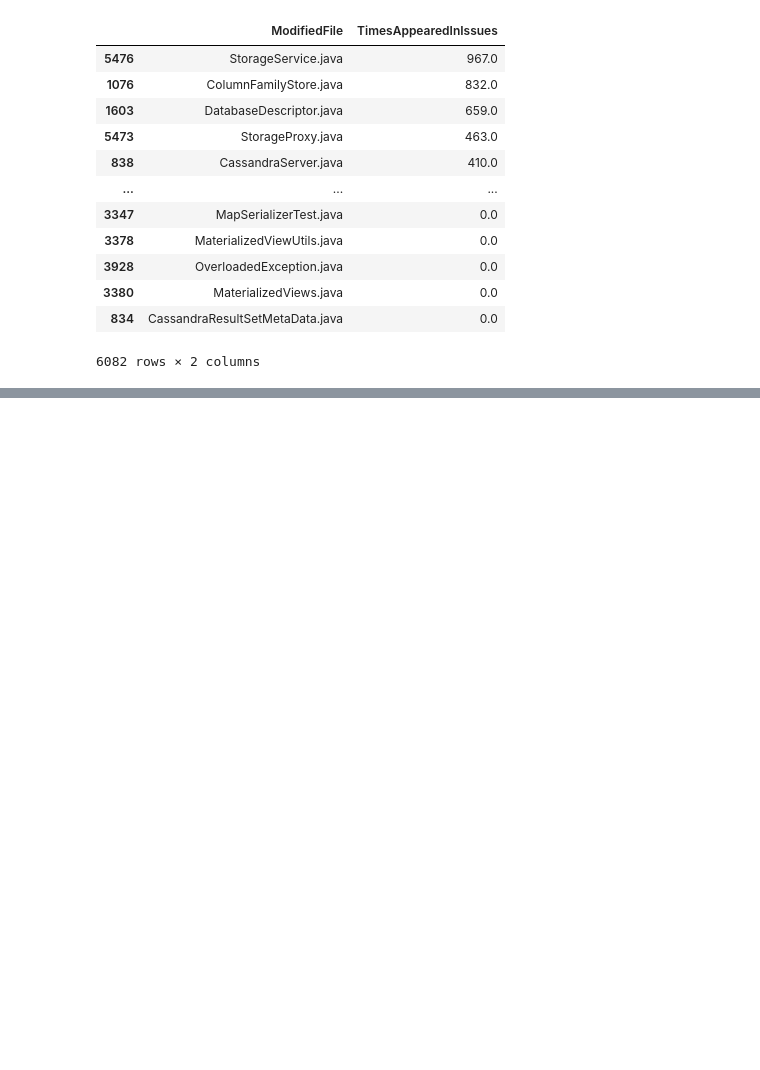
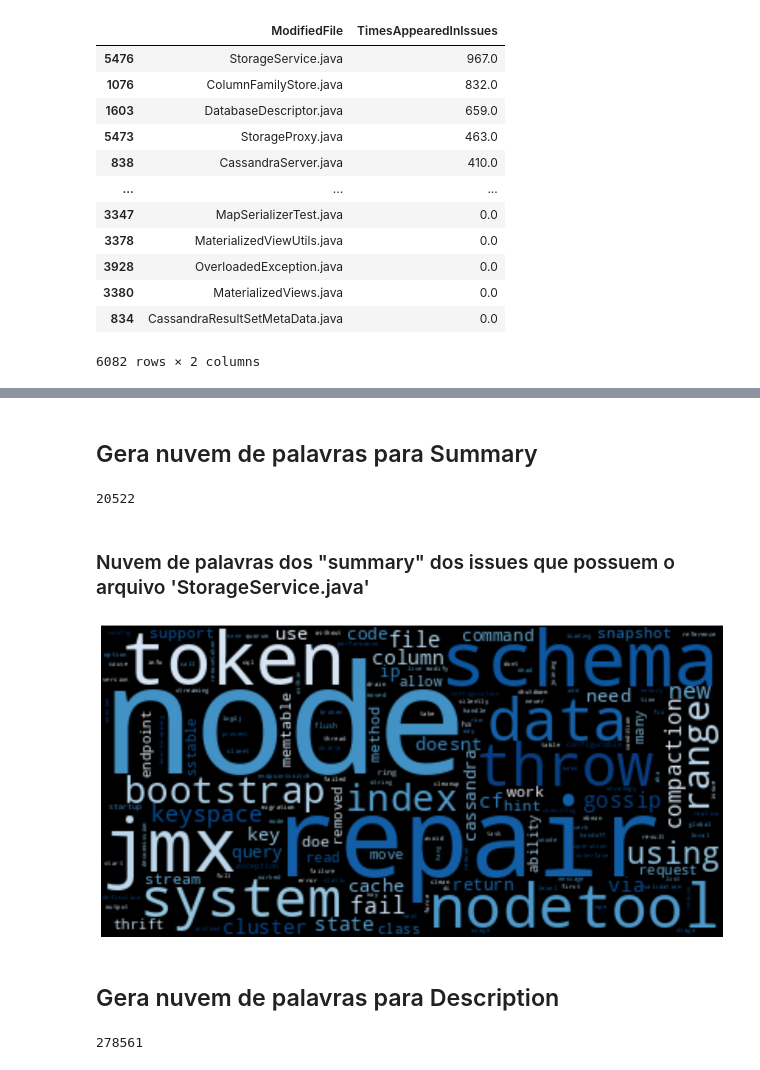
Before and after one commit to armandossrecife/piloto, a Jupyter notebook: testes_issues_jira_e_msg_commits.ipynb, the cells around one changed output, grey strips where cells are left out. Cells and saved outputs as stored; diff of their text form; code cells hidden in the pictures; blank space fills up the shorter version.

```diff
--- a/testes_issues_jira_e_msg_commits.ipynb
+++ b/testes_issues_jira_e_msg_commits.ipynb
@@ -913,0 +1072,7 @@ file_issue_summary[file_issue_summary['ModifiedFile'].str.contains(".java")].sor
+# %%
+lista_summary_com_storageservice = list()
+
+# Na tabela de Issues, retorne os issues que aparecem em lista_issues_com_storageservice
+db = DatabaseUtils("issues_db.db")
+lista_summary_com_storageservice = db.show_n_lines_from_keys(table="Issues", my_field='summary', list_of_keys=lista_issues_com_storageservice)
+db.close_connection()
@@ -913,0 +1085,6 @@ file_issue_summary[file_issue_summary['ModifiedFile'].str.contains(".java")].sor
+# %%
+# mostra um fragmento dos summary que contem o arquivo StorageService.java
+for i, each in enumerate(lista_summary_com_storageservice):
+  print(i, each[0])
+  if i==30:
+    break
@@ -913,0 +1111,6 @@ file_issue_summary[file_issue_summary['ModifiedFile'].str.contains(".java")].sor
+# %%
+# concatena os "summary" que contem StorageService.java
+
+texto_summary_com_storageservice = ""
+for each in lista_summary_com_storageservice:
+  texto_summary_com_storageservice = texto_summary_com_storageservice + each[0]
@@ -913,0 +1363,26 @@ file_issue_summary[file_issue_summary['ModifiedFile'].str.contains(".java")].sor
+# %% [markdown]
+## Gera nuvem de palavras para Summary
+# %%
+texto_limpo_summary_storageservice = clean(texto_summary_com_storageservice)
+len(texto_limpo_summary_storageservice)
+# %% [output]
+20522
+# %% [markdown]
+### Nuvem de palavras dos "summary" dos issues que possuem  o arquivo 'StorageService.java'
+# %%
+# Plot the wordcloud with the mask applied
+wc = WordCloud(background_color='black', contour_width=2, contour_color='black', colormap = 'Blues').generate(texto_limpo_summary_storageservice)
+plt.figure(figsize=[16,16])
+plt.tight_layout()
+plt.imshow(wc, interpolation="bilinear")
+plt.axis("off")
+plt.show()
+# %% [output]
+[figure, added]
+# %% [markdown]
+## Gera nuvem de palavras para Description
+# %%
+texto_limpo_description_com_storageservice = clean(texto_description_com_storageservice)
+len(texto_limpo_description_com_storageservice)
+# %% [output]
+278561
```
Also changed, not shown: parts of 46 cells of this notebook.
